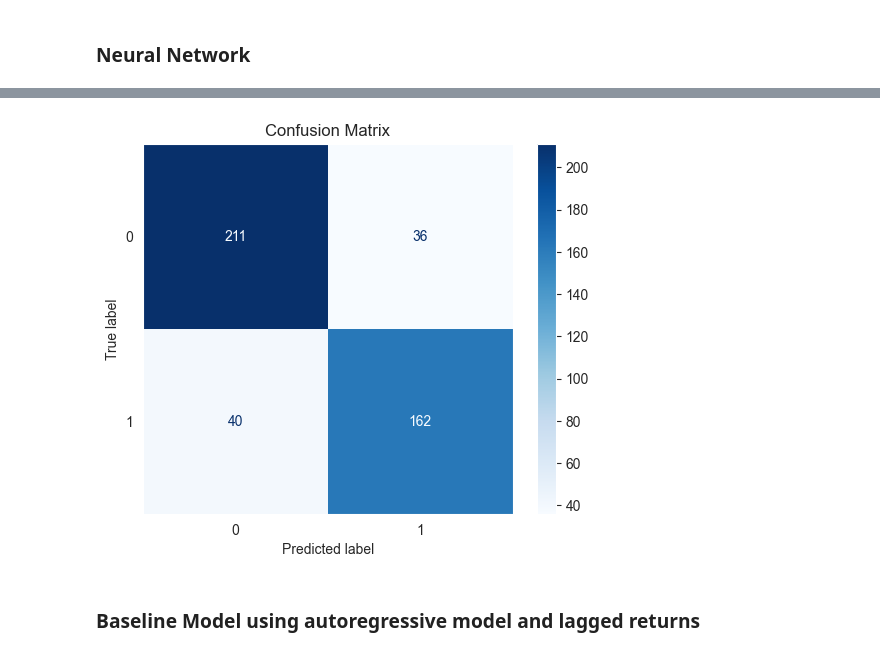
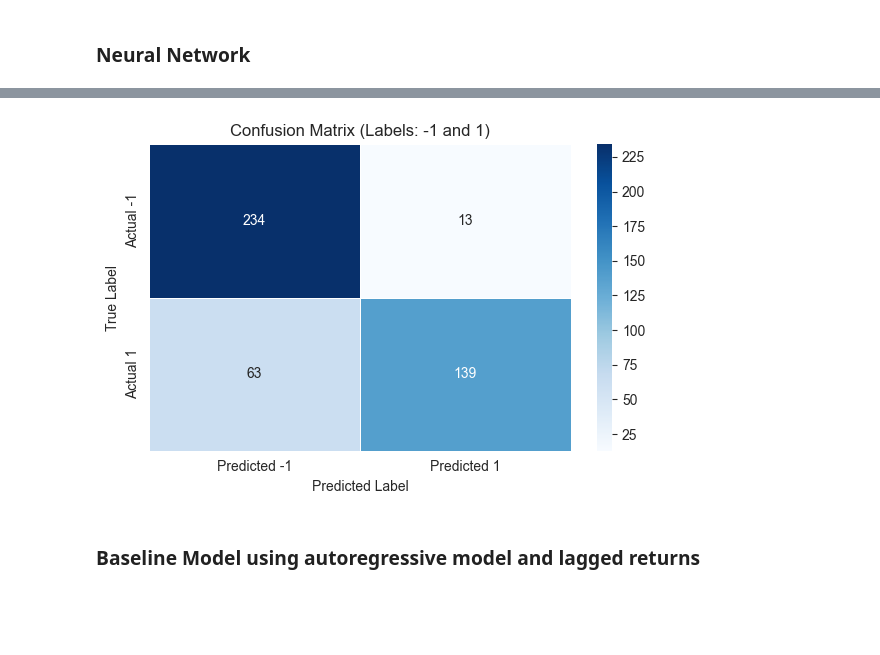
Before and after one commit to eliashuber2401/Machine-Learning-Project-Finance, a Jupyter notebook: Project main/Predictor - copy.ipynb, the cells around one changed output, grey strips where cells are left out. Cells and saved outputs as stored; diff of their text form; code cells hidden in the pictures; blank space fills up the shorter version.

```diff
--- a/Project main/Predictor - copy.ipynb
+++ b/Project main/Predictor - copy.ipynb
@@ -571,22 +606,36 @@ plt.show()
 # %%
-Y_pred = model_nn(X_1_test)
-# Convert predicted outputs to class labels
-if Y_pred.ndim == 1 or Y_pred.shape[1] == 1:
-    Y_pred_labels = (Y_pred > 0).astype(int).flatten()
-    Y_true_labels = Y_ec_test.flatten() if Y_ec_test.ndim == 1 else Y_ec_test.argmax(axis=1)
-else:
-    # Multiclass (e.g. shape [n_samples, 2])
-    Y_pred_labels = np.argmax(Y_pred, axis=1)
-    Y_true_labels = np.argmax(Y_ec_test, axis=1)
-# Compute and display the confusion matrix
-cm = confusion_matrix(Y_true_labels, Y_pred_labels)
-disp = ConfusionMatrixDisplay(confusion_matrix=cm, display_labels=[0, 1])
-disp.plot(cmap='Blues', values_format='d')
-plt.title('Confusion Matrix')
-plt.grid(False)
+# Predict using your regression model (Y_pred_cont: continuous values)
+Y_pred_cont = model_nn(X_1_test)
+
+# Convert to predicted labels: 1 if >= 0.5 else -1
+Y_pred_cm = np.where(Y_pred_cont >= 0.5, 1, -1)
+
+# Ensure Y_01_test is a numpy array with values -1 and 1
+Y_true = np.array(Y_1_test)
+
+# Initialize a 2x2 confusion matrix for labels -1 and 1
+labels = [-1, 1]
+cm_array = np.zeros((2, 2), dtype=int)
+
+# Fill confusion matrix manually
+for true, pred in zip(Y_true, Y_pred_cm):
+    true_idx = labels.index(true)
+    pred_idx = labels.index(pred)
+    cm_array[true_idx][pred_idx] += 1
+
+# Create DataFrame for heatmap
+df_cm = pd.DataFrame(cm_array, index=["Actual -1", "Actual 1"], columns=["Predicted -1", "Predicted 1"])
+
+# Plot heatmap
+plt.figure(figsize=(6, 4))
+sn.heatmap(df_cm, annot=True, fmt='d', cmap='Blues', linewidths=0.5)
+plt.title("Confusion Matrix (Labels: -1 and 1)")
+plt.ylabel("True Label")
+plt.xlabel("Predicted Label")
+plt.tight_layout()
 plt.show()
 # %% [output]
-[figure, old version]
+[figure, new version]
 # %% [markdown]
 ### Baseline Model using autoregressive model and lagged returns
 # %%
```
Also changed, not shown: parts of 7 cells of this notebook.
